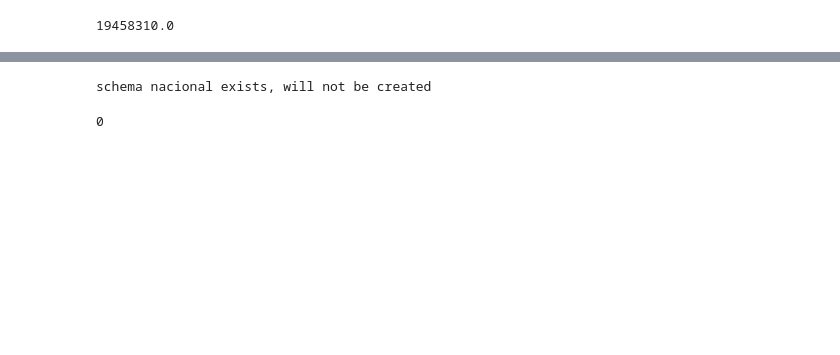
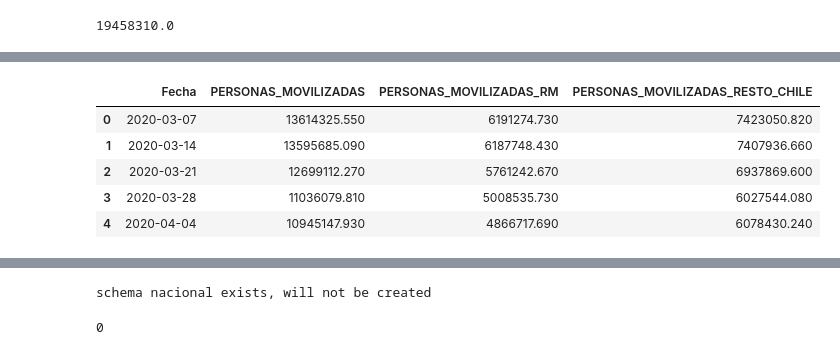
Before and after one commit to panchohumeres/dynamo-covid, a Jupyter notebook: ETL/consolidado_nacional.ipynb, the cells around one changed output, grey strips where cells are left out. Saved outputs shown, nothing was run; the diff lists cells and outputs as text; code cells hidden in the pictures; blank space fills up the shorter version.

Commit message:
agregando movilidad a consolidado nacional

```diff
--- a/ETL/consolidado_nacional.ipynb
+++ b/ETL/consolidado_nacional.ipynb
@@ -183,0 +200,21 @@ minsal=minsal.merge(arm,how='left',on='Fecha').merge(nrm,how='left',on='Fecha').
+# %%
+#movilidad
+s="movilidad"
+n="isci_entel"
+arms=pd.read_sql_table(n, con=cnx,schema=s)
+mov=pd.read_sql_table(n, schema=s,con=cnx)
+mov_chile=pd.DataFrame(mov.groupby('date')['PERSONAS_MOVILIZADAS'].sum()).reset_index().rename(columns={'date':'Fecha'})
+mov_rm=pd.DataFrame(mov[mov['REGION']=='13'].groupby('date')['PERSONAS_MOVILIZADAS'].sum()).reset_index().rename(columns={'date':'Fecha',
+                                                                                                                          'PERSONAS_MOVILIZADAS':'PERSONAS_MOVILIZADAS_RM'})
+mov_resto_chile=pd.DataFrame(mov[mov['REGION']!='13'].groupby('date')['PERSONAS_MOVILIZADAS'].sum()).reset_index().rename(columns={'date':'Fecha',
+                                                                                                                                  'PERSONAS_MOVILIZADAS':'PERSONAS_MOVILIZADAS_RESTO_CHILE'})
+mov=mov_chile.merge(mov_rm,on='Fecha',how='outer').merge(mov_resto_chile,on='Fecha',how='outer')
+# %%
+mov.head()
+# %% [output]
+|  | Fecha | PERSONAS_MOVILIZADAS | PERSONAS_MOVILIZADAS_RM | PERSONAS_MOVILIZADAS_RESTO_CHILE |
+| 0 | 2020-03-07 | 13614325.550 | 6191274.730 | 7423050.820 |
+| 1 | 2020-03-14 | 13595685.090 | 6187748.430 | 7407936.660 |
+| 2 | 2020-03-21 | 12699112.270 | 5761242.670 | 6937869.600 |
+| 3 | 2020-03-28 | 11036079.810 | 5008535.730 | 6027544.080 |
+| 4 | 2020-04-04 | 10945147.930 | 4866717.690 | 6078430.240 |
```
Also changed, not shown: parts of 15 cells of this notebook, 2 other files.
